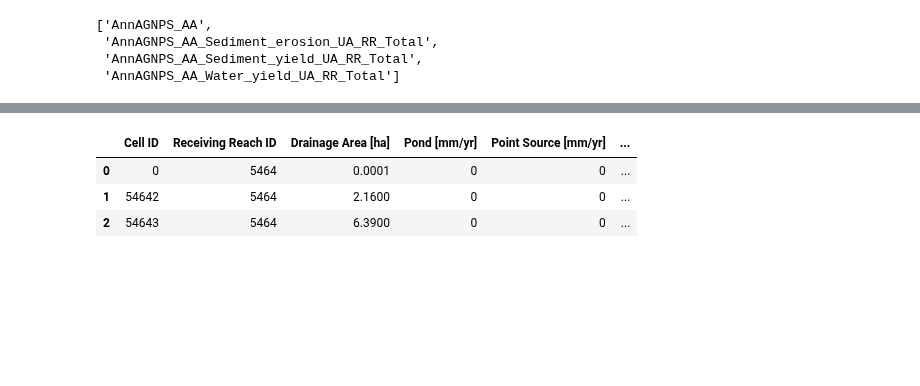
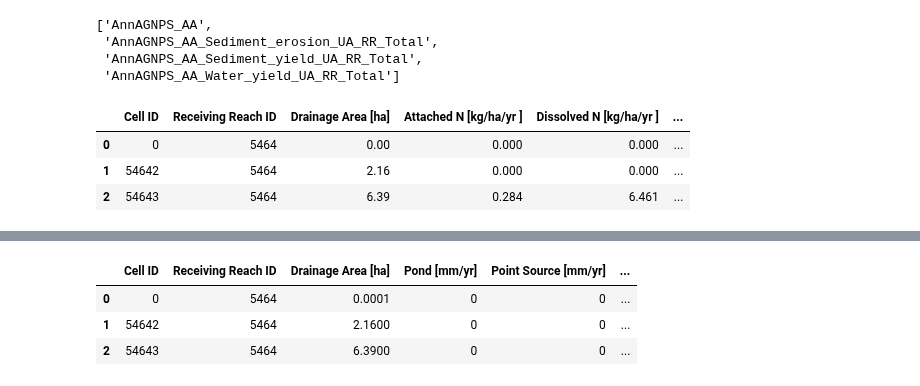
Before and after one commit to LucRSquared/pyagnps, a Jupyter notebook: notebooks/annagnps/post_process_annagnps_outputs.ipynb, the cells around one changed output, grey strips where cells are left out. Cells and saved outputs as stored; diff of their text form; code cells hidden in the pictures; blank space fills up the shorter version.

```diff
--- a/notebooks/annagnps/post_process_annagnps_outputs.ipynb
+++ b/notebooks/annagnps/post_process_annagnps_outputs.ipynb
@@ -20,6 +20,14 @@ list(data.keys())
  'AnnAGNPS_AA_Sediment_erosion_UA_RR_Total',
  'AnnAGNPS_AA_Sediment_yield_UA_RR_Total',
  'AnnAGNPS_AA_Water_yield_UA_RR_Total']
+# %%
+df = data['AnnAGNPS_AA']
+df.head()
+# %% [output]
+|  | Cell ID | Receiving Reach ID | Drainage Area [ha] | Attached N [kg/ha/yr ] | Dissolved N [kg/ha/yr ] | ... |
+| 0 | 0 | 5464 | 0.00 | 0.000 | 0.000 | ... |
+| 1 | 54642 | 5464 | 2.16 | 0.000 | 0.000 | ... |
+| 2 | 54643 | 5464 | 6.39 | 0.284 | 6.461 | ... |
 # %%
 df1 = data['AnnAGNPS_AA_Sediment_yield_UA_RR_Total']
 df1.head()
```
Also changed, not shown: 10 other files.
